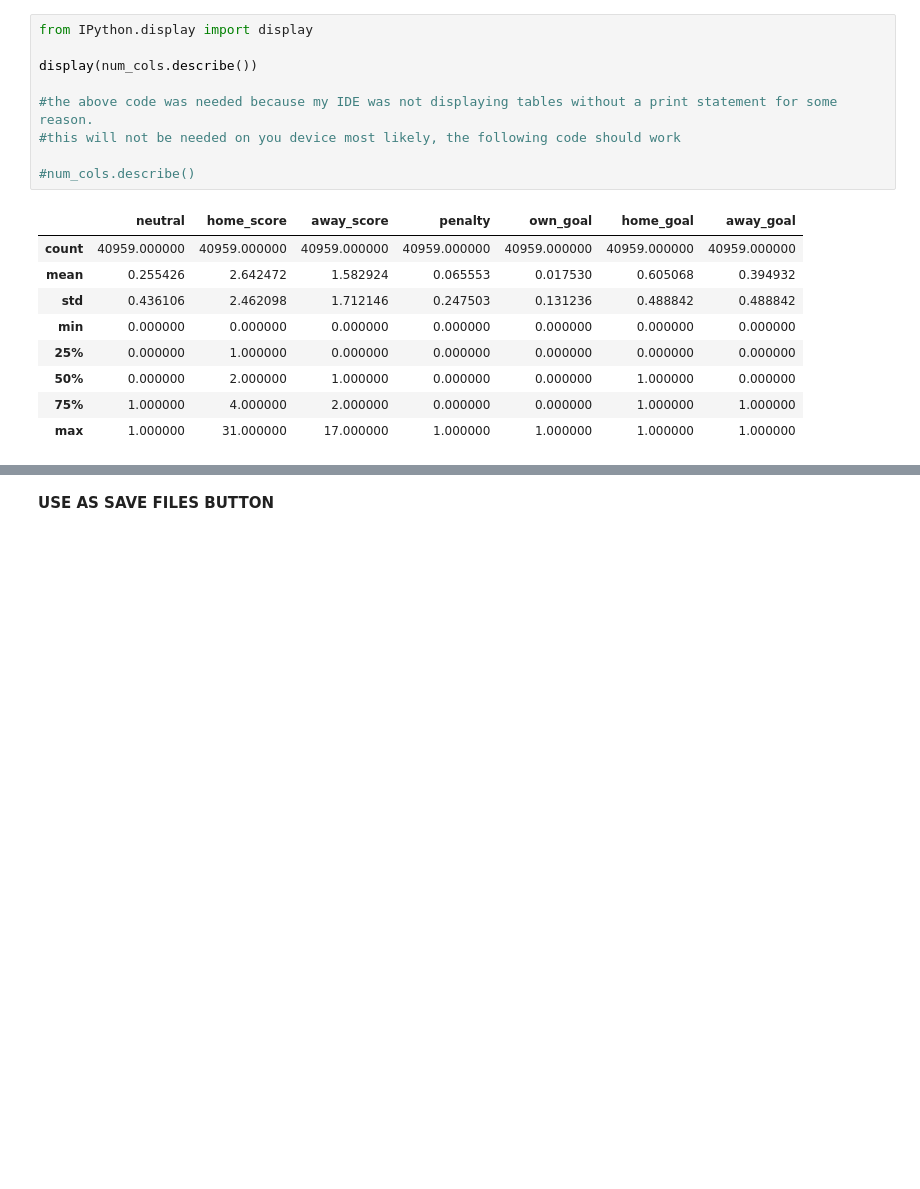
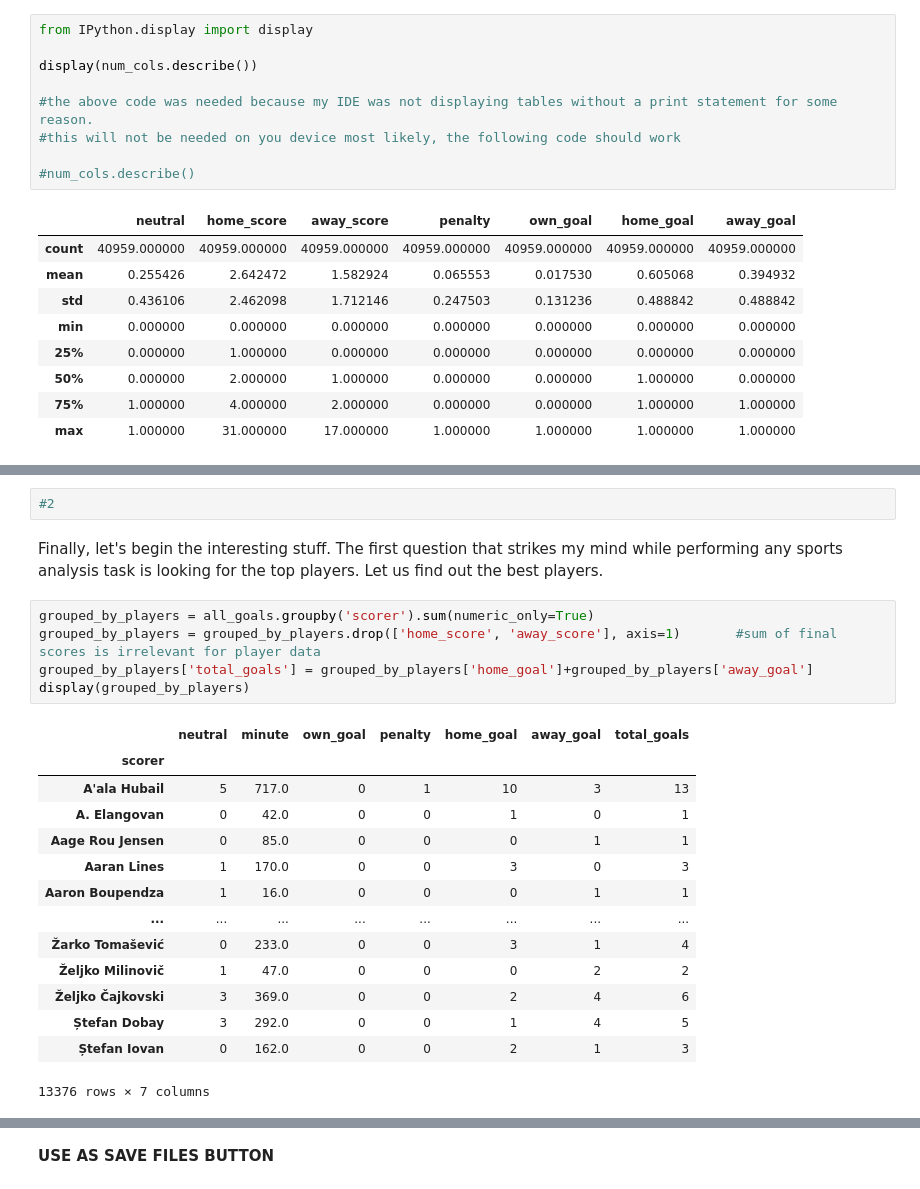
Before and after one commit to ryuukkk/football-data-analysis, a Jupyter notebook: DE_PROJECT.ipynb, the cells around one changed output, grey strips where cells are left out. Drawn from its saved outputs; the diff is of its cells as text; blank space fills up the shorter version.

Commit message:
started asking questions

```diff
--- a/DE_PROJECT.ipynb
+++ b/DE_PROJECT.ipynb
@@ -366,0 +376,25 @@ plt.savefig('figures/score_histo.jpg')
+# %%
+#2
+# %% [markdown]
+Finally, let's begin the interesting stuff.
+The first question that strikes my mind while performing any sports analysis task is looking for the top players. Let us find out the best players.
+# %%
+grouped_by_players = all_goals.groupby('scorer').sum(numeric_only=True)
+grouped_by_players = grouped_by_players.drop(['home_score', 'away_score'], axis=1)       #sum of final scores is irrelevant for player data
+grouped_by_players['total_goals'] = grouped_by_players['home_goal']+grouped_by_players['away_goal']
+display(grouped_by_players)
+# %% [output]
+|  | neutral | minute | own_goal | penalty | home_goal | away_goal | total_goals |
+| scorer |  |  |  |  |  |  |  |
+| A'ala Hubail | 5 | 717.0 | 0 | 1 | 10 | 3 | 13 |
+| A. Elangovan | 0 | 42.0 | 0 | 0 | 1 | 0 | 1 |
+| Aage Rou Jensen | 0 | 85.0 | 0 | 0 | 0 | 1 | 1 |
+| Aaran Lines | 1 | 170.0 | 0 | 0 | 3 | 0 | 3 |
+| Aaron Boupendza | 1 | 16.0 | 0 | 0 | 0 | 1 | 1 |
+| ... | ... | ... | ... | ... | ... | ... | ... |
+| Žarko Tomašević | 0 | 233.0 | 0 | 0 | 3 | 1 | 4 |
+| Željko Milinovič | 1 | 47.0 | 0 | 0 | 0 | 2 | 2 |
+| Željko Čajkovski | 3 | 369.0 | 0 | 0 | 2 | 4 | 6 |
+| Ștefan Dobay | 3 | 292.0 | 0 | 0 | 1 | 4 | 5 |
+| Ștefan Iovan | 0 | 162.0 | 0 | 0 | 2 | 1 | 3 |
+13376 rows × 7 columns
```
Also changed, not shown: parts of 5 cells of this notebook, 2 other files.
